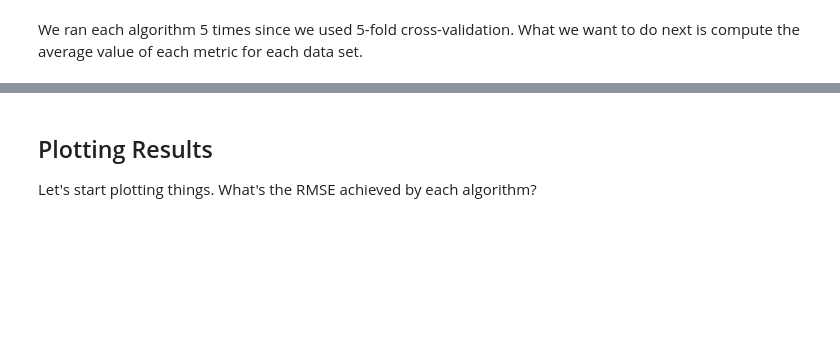
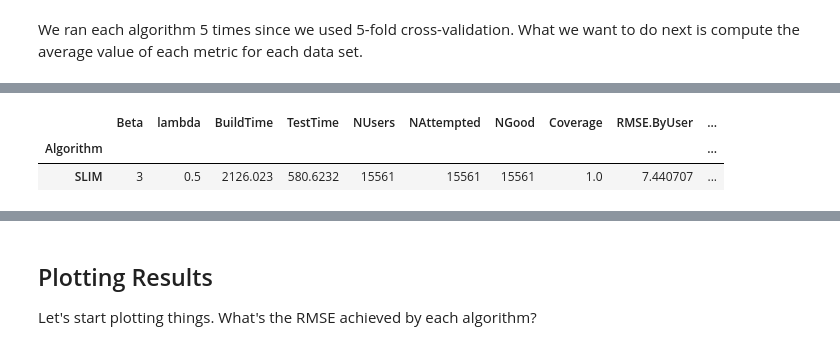
Before and after one commit to KimuraTian/eval-quickstart, a Jupyter notebook: analyze-output.ipynb, the cells around one changed output, grey strips where cells are left out. Saved outputs shown, nothing was run; the diff lists cells and outputs as text; code cells hidden in the pictures; blank space fills up the shorter version.

```diff
--- a/analyze-output.ipynb
+++ b/analyze-output.ipynb
@@ -74,3 +47,10 @@ agg_results
+# %%
+agg_results = results.drop(['Partition'], axis=1).groupby(['Algorithm']).mean()
+agg_results
+# %% [output]
+|  | Beta | lambda | BuildTime | TestTime | NUsers | NAttempted | NGood | Coverage | RMSE.ByUser | ... |
+| Algorithm |  |  |  |  |  |  |  |  |  | ... |
+| SLIM | 3 | 0.5 | 2126.023 | 580.6232 | 15561 | 15561 | 15561 | 1.0 | 7.440707 | ... |
 # %%
 res_slim = results.loc[results['lambda'].notnull(), :]
 # %%
```
Also changed, not shown: parts of 11 cells of this notebook, 6 other files.
